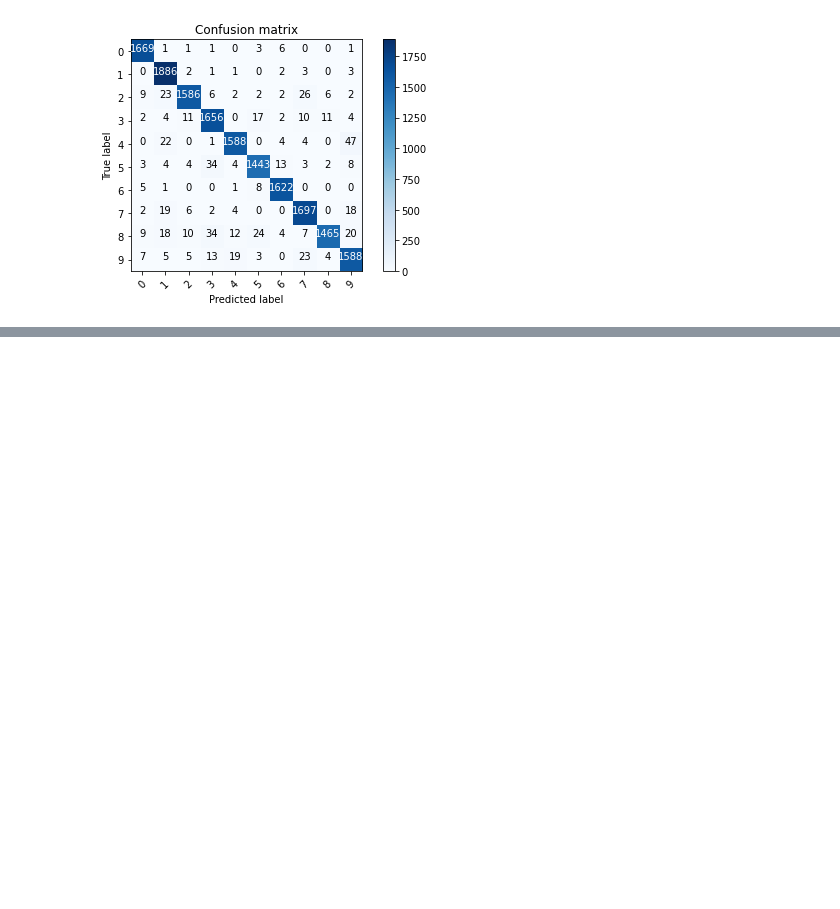
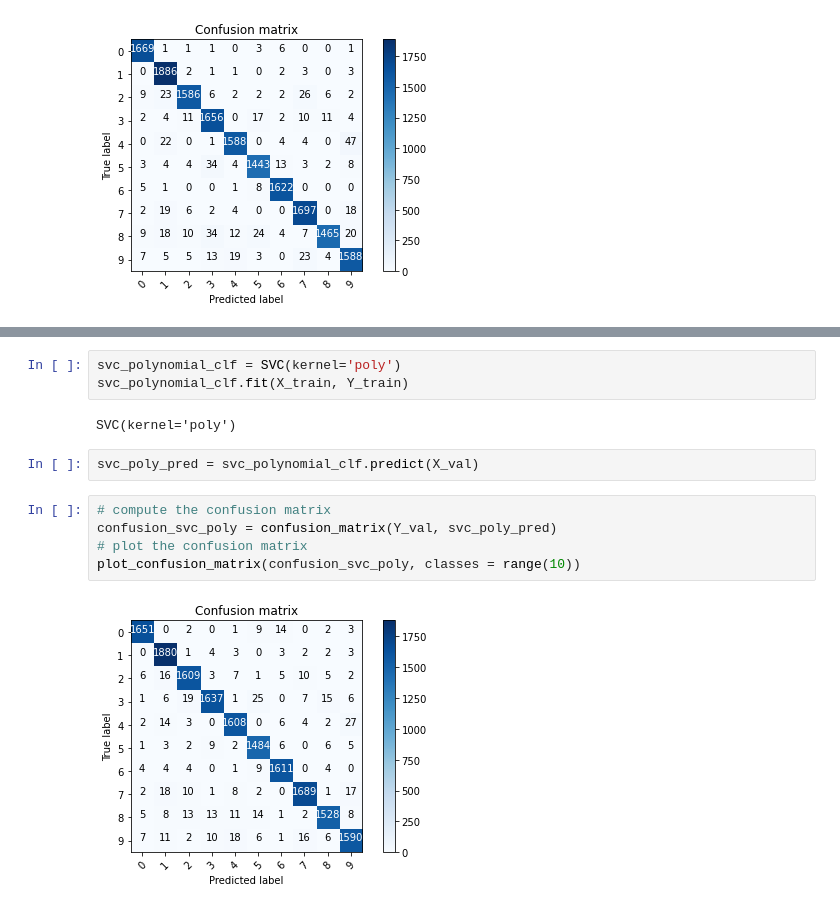
Before and after one commit to chaithrakc/syr_ads_machine_learning, a Jupyter notebook: week08knn_svm_randomforest/hw08/chaithra-hw08-knn-svm-randomforest.ipynb, the cells around one changed output, grey strips where cells are left out. Cells and saved outputs as stored; diff of their text form; blank space fills up the shorter version.

```diff
--- a/week08knn_svm_randomforest/hw08/chaithra-hw08-knn-svm-randomforest.ipynb
+++ b/week08knn_svm_randomforest/hw08/chaithra-hw08-knn-svm-randomforest.ipynb
@@ -260,0 +309,14 @@ weighted avg       0.96      0.96      0.96     16800
+# %%
+svc_polynomial_clf = SVC(kernel='poly')
+svc_polynomial_clf.fit(X_train, Y_train)
+# %% [output]
+SVC(kernel='poly')
+# %%
+svc_poly_pred = svc_polynomial_clf.predict(X_val)
+# %%
+# compute the confusion matrix
+confusion_svc_poly = confusion_matrix(Y_val, svc_poly_pred)
+# plot the confusion matrix
+plot_confusion_matrix(confusion_svc_poly, classes = range(10))
+# %% [output]
+[figure, added]
```
Also changed, not shown: parts of 40 cells of this notebook.
